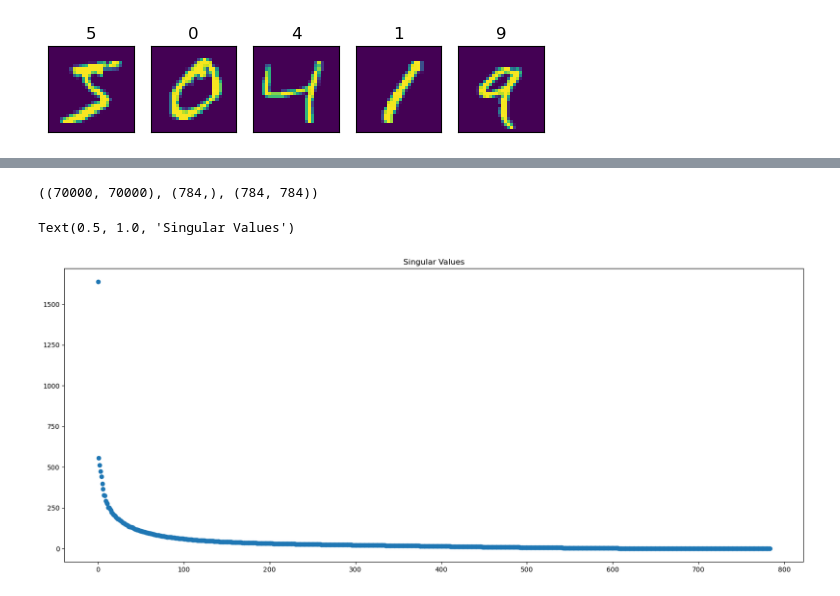
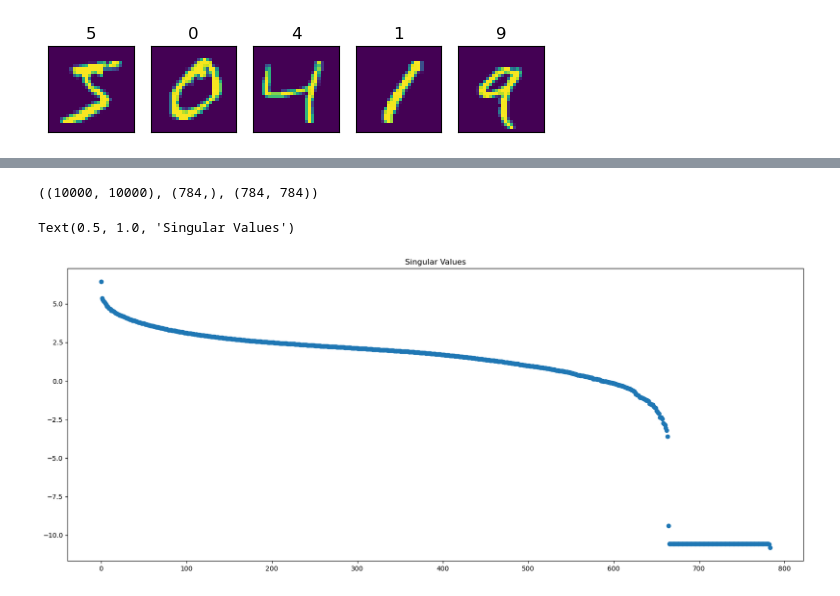
Before and after one commit to maneeshrj/math-ml-project, a Jupyter notebook: SVD.ipynb, the cells around one changed output, grey strips where cells are left out. Saved outputs shown, nothing was run; the diff lists cells and outputs as text; code cells hidden in the pictures.

```diff
--- a/SVD.ipynb
+++ b/SVD.ipynb
@@ -4,7 +4,7 @@ import numpy as np
 import matplotlib.pyplot as plt
 from scipy import linalg
 # %%
-mnist = fetch_openml('mnist_784', as_frame=False, cache=False)
+mnist = fetch_openml('mnist_784', as_frame=False, cache=True)
 # %%
 mnist.data.shape
 # %% [output]
@@ -12,3 +12,6 @@ mnist.data.shape
 # %%
 X = mnist.data.astype('float32')
 y = mnist.target.astype('int64')
+X = X[:10000]
+y = y[:10000]
+X.shape
@@ -28,22 +33,24 @@ plot_example(X, y)
 # %% [output]
 [figure]
 # %%
+%%timeit -n 1 -r 1
+
 # These are separate try/except blocks so that if the QR decomposition succeeds
 # but the SVD fails, we don't have to recompute the QR decomposition.
-try:
-    Q = np.load('Q.npy')
-    R = np.load('R.npy')
-except OSError:
-    Q, R = linalg.qr(X)
-    np.save('Q.npy', Q)
-    np.save('R.npy', R)
+# try:
+#     Q = np.load('Q.npy')
+#     R = np.load('R.npy')
+# except OSError:
+Q, R = linalg.qr(X)
+np.save('Q.npy', Q)
+np.save('R.npy', R)
 
-try:
-    U = np.load('U.npy')
-    s = np.load('s.npy')
-    Vh = np.load('Vh.npy')
-except OSError:
-    U, s, Vh = linalg.svd(R)
-    np.save('U.npy', U)
-    np.save('s.npy', s)
-    np.save('Vh.npy', Vh)
+# try:
+#     U = np.load('U.npy')
+#     s = np.load('s.npy')
+#     Vh = np.load('Vh.npy')
+# except OSError:
+U, s, Vh = linalg.svd(R)
+np.save('U.npy', U)
+np.save('s.npy', s)
+np.save('Vh.npy', Vh)
@@ -61,15 +70,15 @@ else:
 # %%
 U.shape, s.shape, Vh.shape
 # %% [output]
-((70000, 70000), (784,), (784, 784))
+((10000, 10000), (784,), (784, 784))
 # %%
 np.save('U.npy', U)
 np.save('s.npy', s)
 np.save('Vh.npy', Vh)
 # %%
 plt.figure(figsize=(20,8))
-plt.scatter(np.arange(0,784), s)
+plt.scatter(np.arange(0,784), np.log(s))
 plt.title('Singular Values')
 # %% [output]
 Text(0.5, 1.0, 'Singular Values')
-[figure, old version]
+[figure, new version]
```
Also changed, not shown: parts of 14 cells of this notebook.
